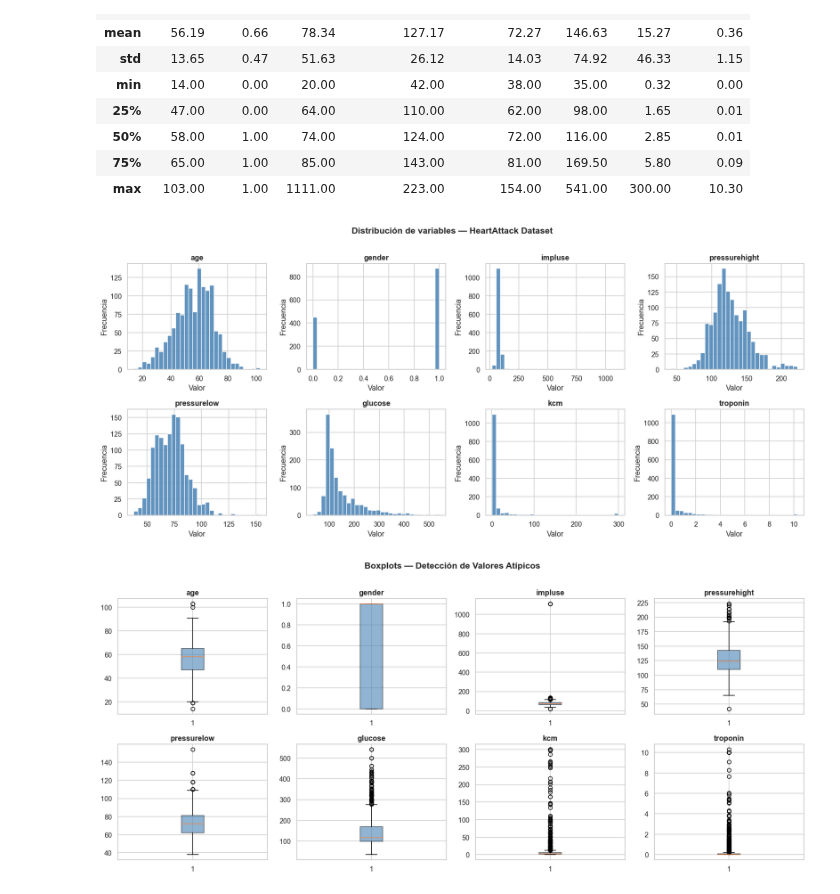
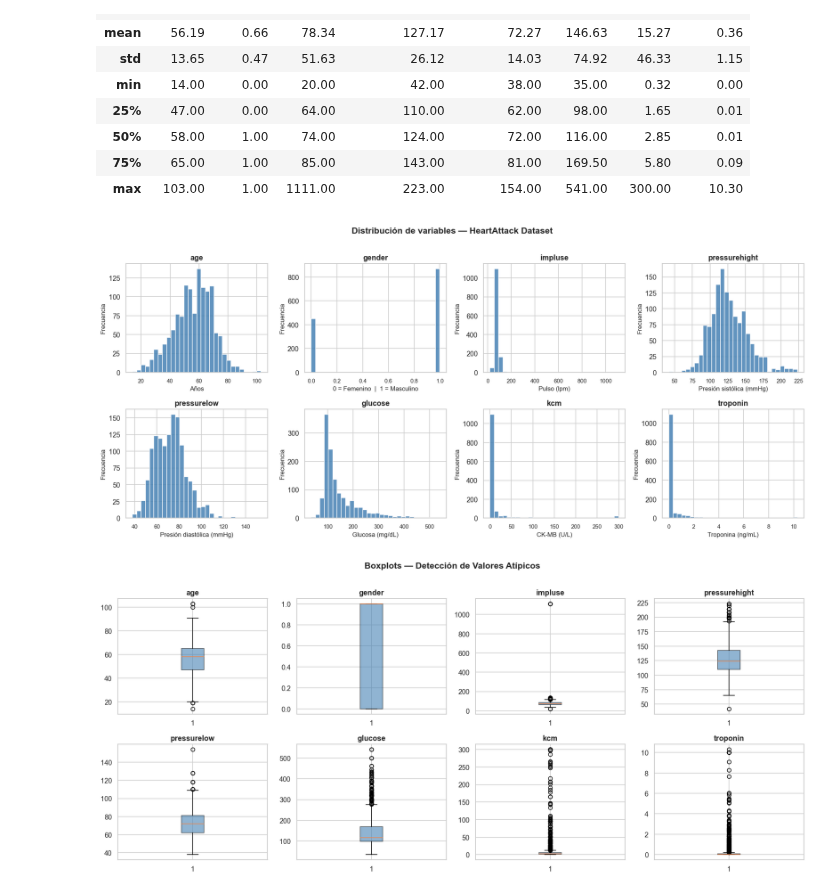
Before and after one commit to somexav/ciencia_datos_m3_e1, a Jupyter notebook: M3E1_HeartAttack_Xavier.ipynb, the cells around one changed output. Drawn from its saved outputs; the diff is of its cells as text; code cells hidden in the pictures.

Commit message:
VISUALIZACIONB

```diff
--- a/M3E1_HeartAttack_Xavier.ipynb
+++ b/M3E1_HeartAttack_Xavier.ipynb
@@ -104,20 +104,32 @@ df.describe().round(2)
 | max | 103.00 | 1.00 | 1111.00 | 223.00 | 154.00 | 541.00 | 300.00 | 10.30 |
 # %%
 # ─── Distribución de variables numéricas ─────────────────────────────────────
+etiquetas = {
+    'age':           'Años',
+    'gender':        '0 = Femenino  |  1 = Masculino',
+    'impluse':       'Pulso (lpm)',
+    'pressurehight': 'Presión sistólica (mmHg)',
+    'pressurelow':   'Presión diastólica (mmHg)',
+    'glucose':       'Glucosa (mg/dL)',
+    'kcm':           'CK-MB (U/L)',
+    'troponin':      'Troponina (ng/mL)',
+}
+
 fig, axes = plt.subplots(2, 4, figsize=(16, 7))
 axes = axes.flatten()
 
 for i, col in enumerate(df.columns):
     axes[i].hist(df[col], bins=30, color='steelblue', edgecolor='white', alpha=0.85)
     axes[i].set_title(col, fontsize=12, fontweight='bold')
-    axes[i].set_xlabel('Valor')
-    axes[i].set_ylabel('Frecuencia')
+    axes[i].set_xlabel(etiquetas.get(col, col), fontsize=10)
+    axes[i].set_ylabel('Frecuencia', fontsize=10)
+    axes[i].tick_params(axis='x', labelsize=9)
 
 plt.suptitle('Distribución de variables — HeartAttack Dataset', fontsize=14, fontweight='bold', y=1.01)
 plt.tight_layout()
 plt.show()
 # %% [output]
-[figure, old version]
+[figure, new version]
 # %%
 # ─── Boxplots para detección de outliers ─────────────────────────────────────
 fig, axes = plt.subplots(2, 4, figsize=(16, 7))
```
Also changed, not shown: parts of 27 cells of this notebook.
